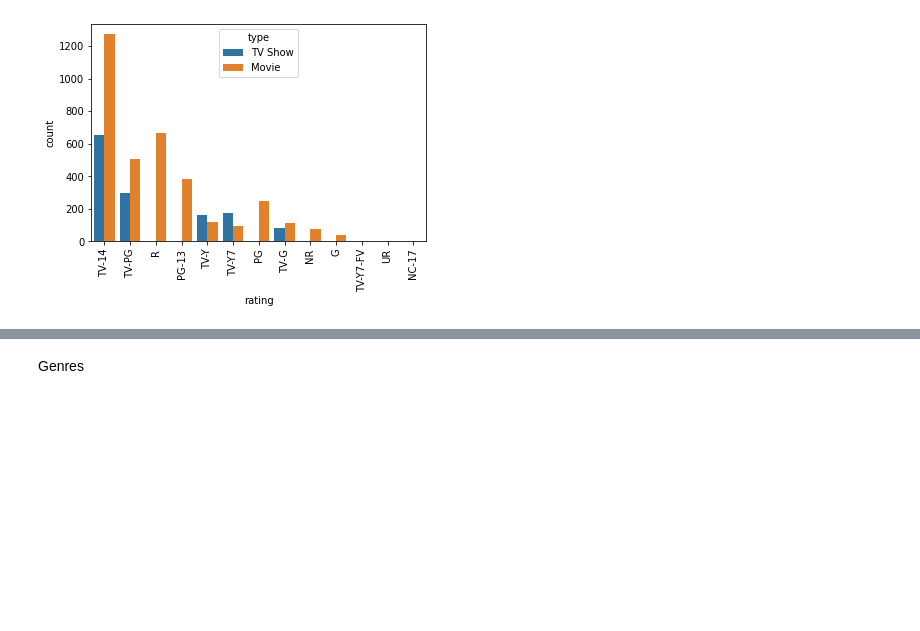
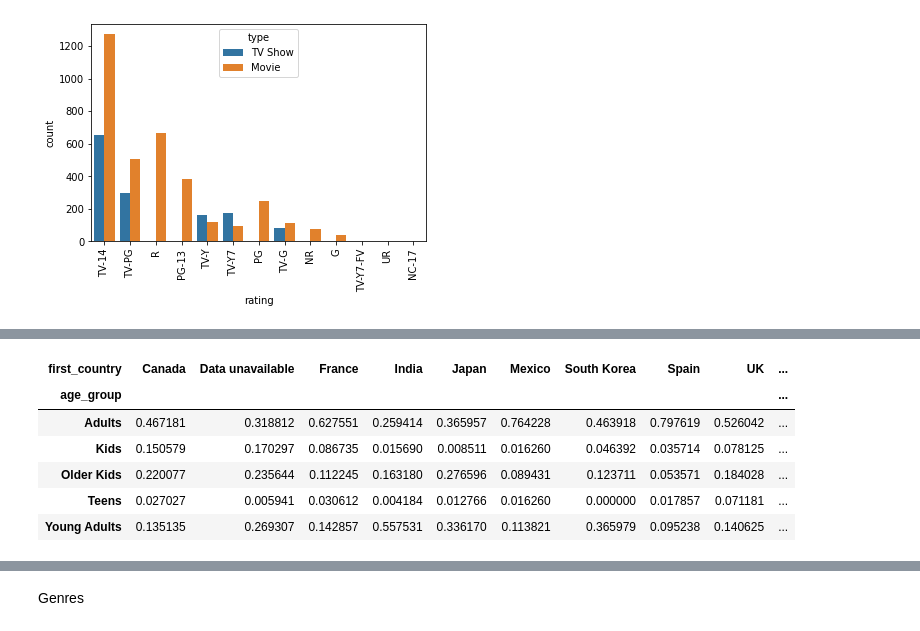
Before and after one commit to V-dit/Netflix-movies-and-tv-shows, a Jupyter notebook: NETFLIX_MOVIES_AND_TV_SHOWS_CLUSTERING.ipynb, the cells around one changed output, grey strips where cells are left out. Saved outputs shown, nothing was run; the diff lists cells and outputs as text; code cells hidden in the pictures; blank space fills up the shorter version.

```diff
--- a/NETFLIX_MOVIES_AND_TV_SHOWS_CLUSTERING.ipynb
+++ b/NETFLIX_MOVIES_AND_TV_SHOWS_CLUSTERING.ipynb
@@ -325,0 +428,16 @@ PG-13 -> Parental guidance for children under 13.
+# %%
+#grouping the first country
+data = df.groupby('first_country')[['first_country','count']].sum().sort_values(by='count',ascending=False).reset_index()[:10]
+data = data['first_country']
+
+netflix_heatmap = df.loc[df['first_country'].isin(data)]
+netflix_heatmap = pd.crosstab(netflix_heatmap['first_country'], netflix_heatmap['age_group'],normalize = "index").T
+netflix_heatmap
+# %% [output]
+| first_country | Canada | Data unavailable | France | India | Japan | Mexico | South Korea | Spain | UK | ... |
+| age_group |  |  |  |  |  |  |  |  |  | ... |
+| Adults | 0.467181 | 0.318812 | 0.627551 | 0.259414 | 0.365957 | 0.764228 | 0.463918 | 0.797619 | 0.526042 | ... |
+| Kids | 0.150579 | 0.170297 | 0.086735 | 0.015690 | 0.008511 | 0.016260 | 0.046392 | 0.035714 | 0.078125 | ... |
+| Older Kids | 0.220077 | 0.235644 | 0.112245 | 0.163180 | 0.276596 | 0.089431 | 0.123711 | 0.053571 | 0.184028 | ... |
+| Teens | 0.027027 | 0.005941 | 0.030612 | 0.004184 | 0.012766 | 0.016260 | 0.000000 | 0.017857 | 0.071181 | ... |
+| Young Adults | 0.135135 | 0.269307 | 0.142857 | 0.557531 | 0.336170 | 0.113821 | 0.365979 | 0.095238 | 0.140625 | ... |
```
Also changed, not shown: parts of 41 cells of this notebook.
